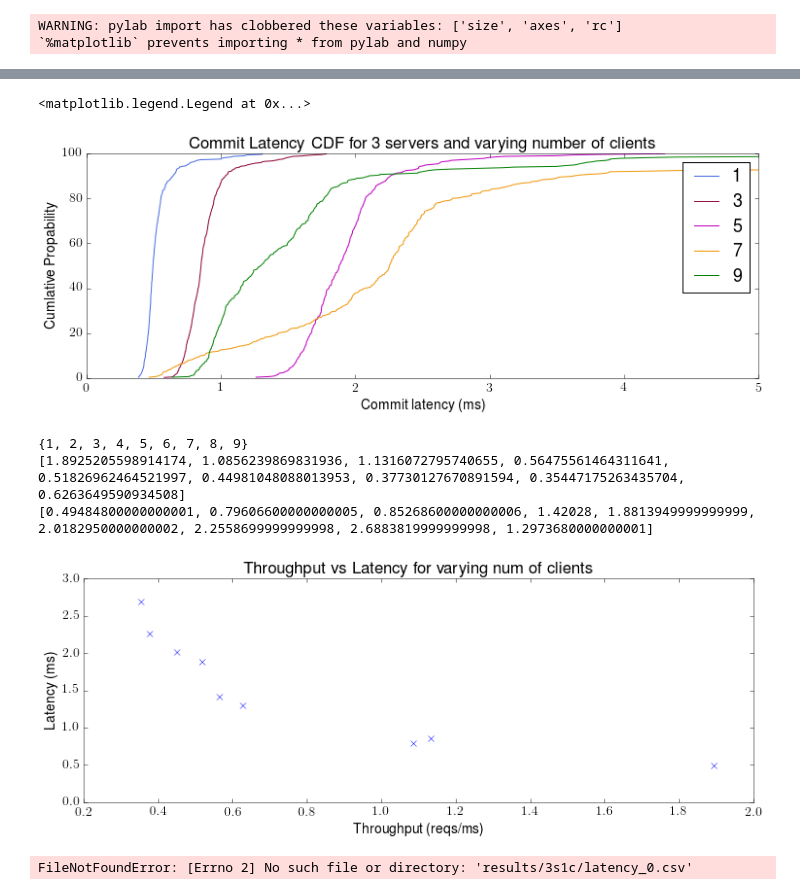
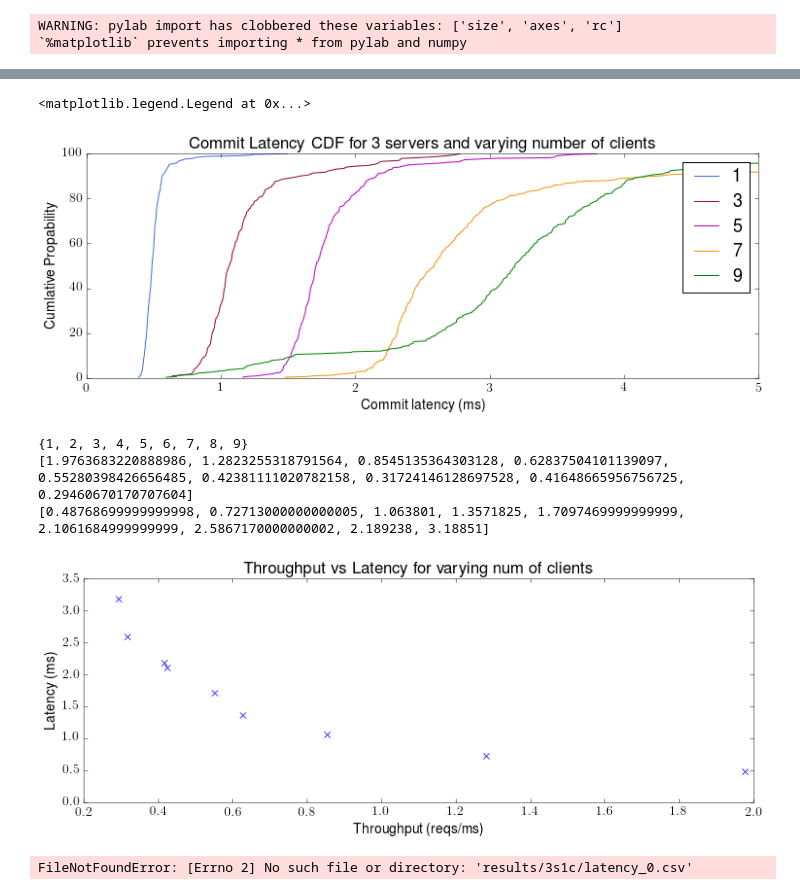
Before and after one commit to heidihoward/ios, a Jupyter notebook: scripts/graph_plotting.ipynb, the cells around one changed output, grey strips where cells are left out. Drawn from its saved outputs; the diff is of its cells as text; code cells hidden in the pictures.

```diff
--- a/scripts/graph_plotting.ipynb
+++ b/scripts/graph_plotting.ipynb
@@ -25,7 +25,7 @@ clients = {1,2,3,4,5,6,7,8,9}
 latency = {}
 latency_by_client = {}
 time_by_client = {}
-date = '04-26-120926'
+date = '04-26-141247'
 
 for c in clients:
     latency[c]=[]
@@ -155,36 +155,36 @@ for c in mini_clients:
 axes.legend(mini_clients,loc=1,frameon=True)
 # %% [output]
 <matplotlib.legend.Legend at 0x...>
-[figure, old version]
+[figure, new version]
 # %%
 # plotting throughput vs latency
 
 medium_latency=[]
 throughput=[]
 
 for c in clients:
     total_latency = np.sum(latency[c])
     number_reqs = len(latency[c])
     throughput.append(number_reqs / total_latency)
     medium_latency.append(np.percentile(latency[c],50))
 
 fig = plt.figure(figsize=[12,4])
 axes = fig.add_axes([0.1, 0.1, 0.8, 0.8])
 
 axes.set_xlabel('Throughput (reqs/ms)')
 axes.set_ylabel('Latency (ms)')
 axes.set_title('Throughput vs Latency for varying num of clients')
 
 axes.plot(throughput, medium_latency,"bx")
-
+axes.plot(throughput, medium_latency,"bx")
 print(clients)
 print(throughput)
 print(medium_latency)
 # %% [output]
 {1, 2, 3, 4, 5, 6, 7, 8, 9}
-[1.8925205598914174, 1.0856239869831936, 1.1316072795740655, 0.56475561464311641, 0.51826962464521997, 0.44981048088013953, 0.37730127670891594, 0.35447175263435704, 0.6263649590934508]
-[0.49484800000000001, 0.79606600000000005, 0.85268600000000006, 1.42028, 1.8813949999999999, 2.0182950000000002, 2.2558699999999998, 2.6883819999999998, 1.2973680000000001]
+[1.9763683220888986, 1.2823255318791564, 0.8545135364303128, 0.62837504101139097, 0.55280398426656485, 0.42381111020782158, 0.31724146128697528, 0.41648665956756725, 0.29460670170707604]
+[0.48768699999999998, 0.72713000000000005, 1.063801, 1.3571825, 1.7097469999999999, 2.1061684999999999, 2.5867170000000002, 2.189238, 3.18851]
-[figure, old version]
+[figure, new version]
 # %%
 # for other numbers of servers
 
```
Also changed, not shown: parts of 3 cells of this notebook, 4 other files.
